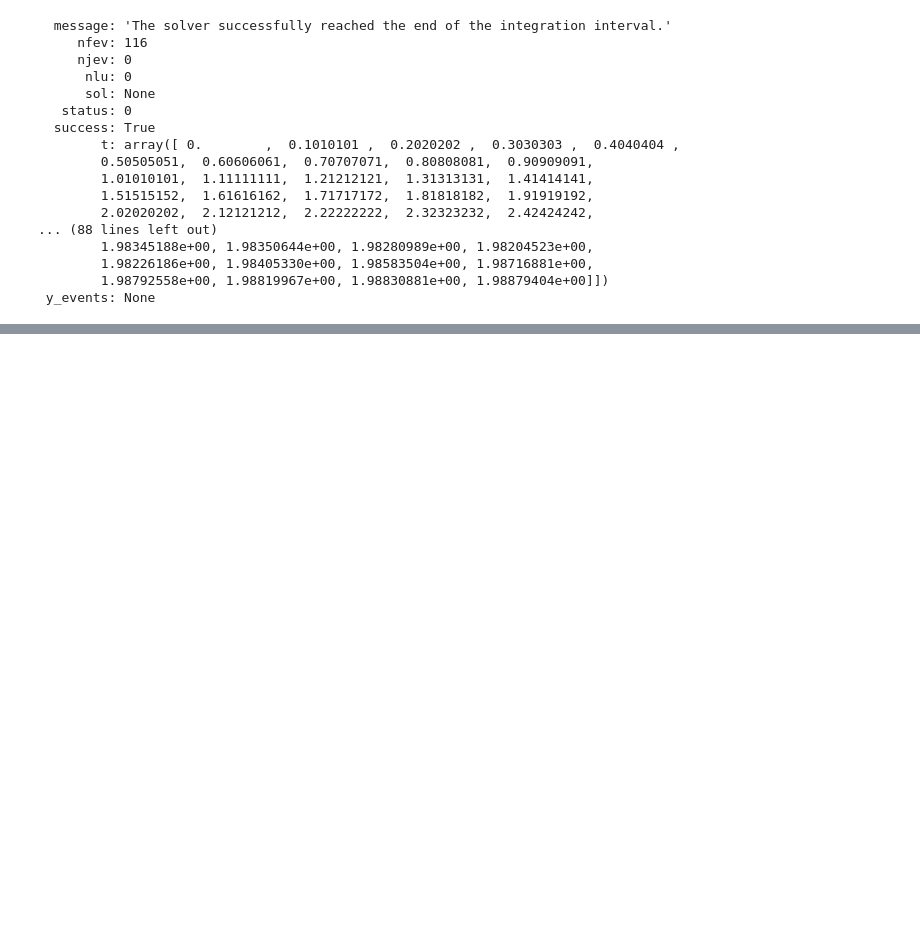
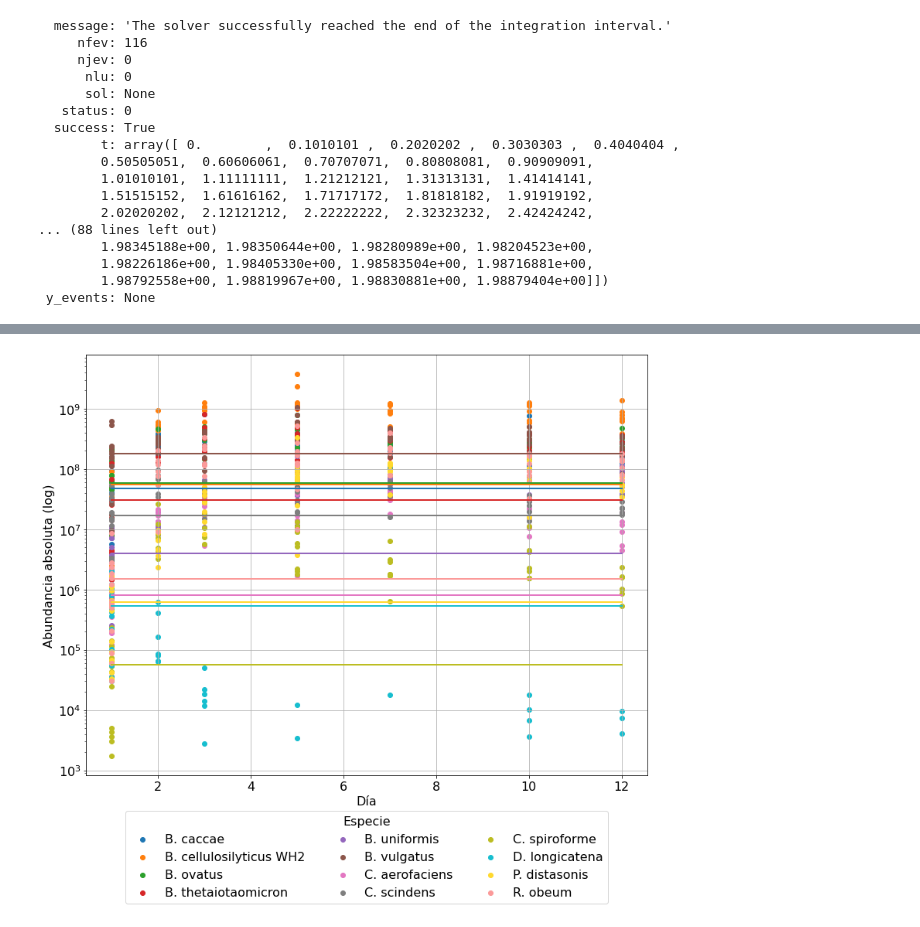
Before and after one commit to alejandrocs98/masters-thesis, a Jupyter notebook: gLV.ipynb, the cells around one changed output, grey strips where cells are left out. Cells and saved outputs as stored; diff of their text form; code cells hidden in the pictures; blank space fills up the shorter version.

Commit message:
First attempt to fitting gLV to data

```diff
--- a/gLV.ipynb
+++ b/gLV.ipynb
@@ -120,0 +129,3 @@ plt.show()
+# %%
+dat = pd.read_pickle('COPROseq_absolute_abundance.pkl')
+dat
@@ -120,0 +146,3 @@ plt.show()
+# %%
+LF0_0 = dat[dat['Treatment'] == 'LF0'][dat['Day'] <=12].copy()
+LF0_0
@@ -120,0 +184,23 @@ plt.show()
+# %%
+def gLV(x, t, params):
+    growth = np.array([params[f'growth_{i+1}'].value for i in range(params['species'].value)])
+    cross_int = np.array([[params[f'cross_int_{i+1}_{j+1}'].value for i in range(params['species'].value)] for j in range(params['species'].value)])
+
+    inter = np.sum([x[i]*cross_int[i,j] for i in range(len(x)) for j in range(len(x))])
+
+    return np.array([x[i]*(growth[i] + inter) for i in range(len(x))])
+
+def solve_gLV(model=gLV, t_span=t_span, x0=x0, params=params, t_eval=t_eval):
+    return solve_ivp(lambda t, x: model(x, t, params), t_span, x0, t_eval=t_eval)
+
+def residuals(params, t, data):
+    model = solve_gLV(params=params)
+    return model.y - data
+
+def fit_gLV(data, t, params=params):
+    out = minimize(residuals, params, args=(t, data))
+    return out
+# %%
+result = fit_gLV(data=x, t=t, params=params)
+final = x + result.residual.reshape(x.shape)
+report_fit(result)
@@ -120,0 +225,14 @@ plt.show()
+# %%
+plt.figure(figsize=(13, 10))
+for i in range(len(strain)):
+    plt.scatter(t[i], x[i], label=strain[i], color=cols[i])
+    plt.plot(t[i], final[i], linestyle='--', color=cols[i])
+plt.yscale('log')
+plt.xlabel('Día')
+plt.ylabel('Abundancia absoluta (log)')
+plt.legend(loc='lower center', bbox_to_anchor=(0.5, -0.32),
+          ncol=3, fancybox=True, shadow=False, title='Especie')
+plt.grid()
+plt.show()
+# %% [output]
+[figure, added]
```
Also changed, not shown: parts of 15 cells of this notebook.
